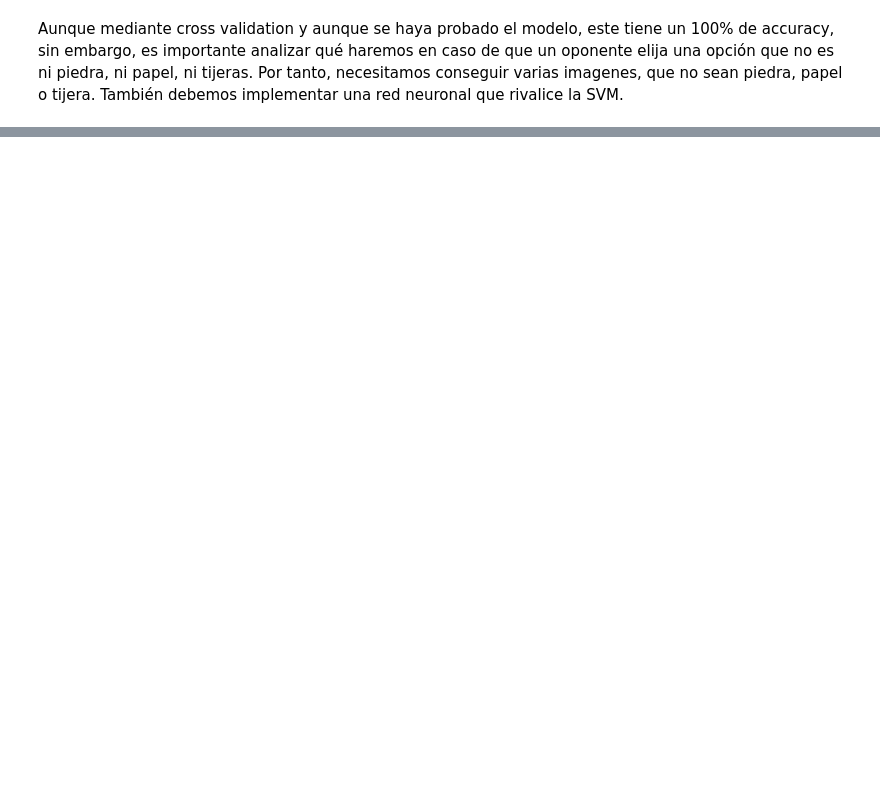
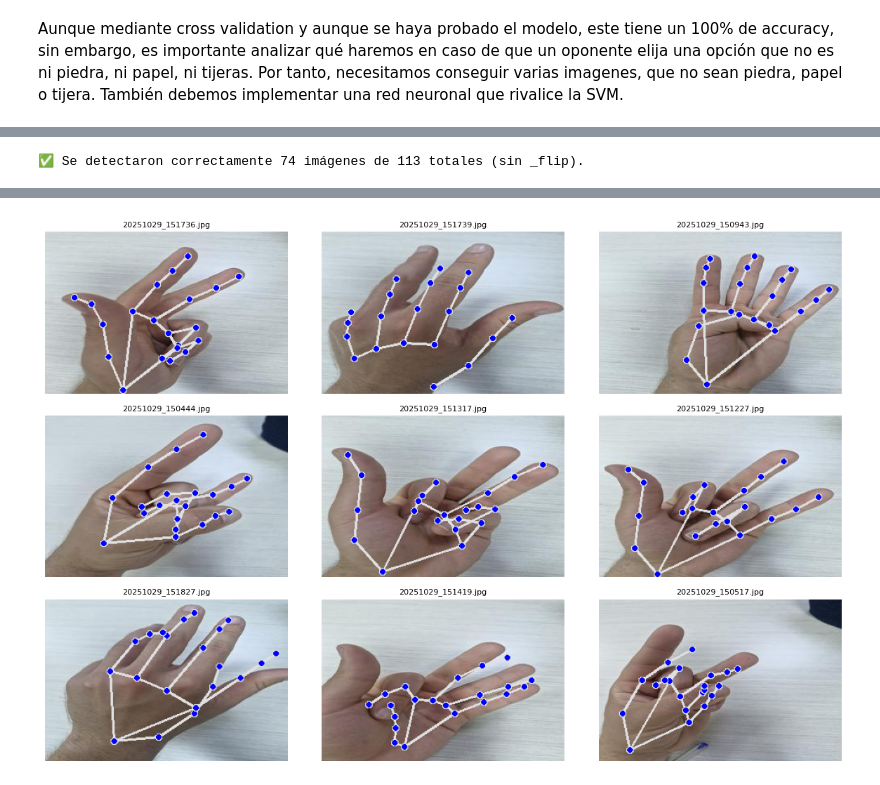
Before and after one commit to JustGerman/RockPaperScissor-NN-DL, a Jupyter notebook: proyecto.ipynb, the cells around one changed output, grey strips where cells are left out. Drawn from its saved outputs; the diff is of its cells as text; code cells hidden in the pictures; blank space fills up the shorter version.

```diff
--- a/proyecto.ipynb
+++ b/proyecto.ipynb
@@ -405,0 +559,77 @@ Aunque mediante cross validation y aunque se haya probado el modelo, este tiene
+# %%
+from PIL import Image
+import mediapipe as mp
+import numpy as np
+import matplotlib.pyplot as plt
+import os
+import random
+
+# === Configuración ===
+path_none = "data/dataset_no_rps_augmented"
+
+# Inicializar MediaPipe
+mp_hands = mp.solutions.hands
+mp_drawing = mp.solutions.drawing_utils
+hands = mp_hands.Hands(static_image_mode=True, max_num_hands=1)
+
+# Tomar imágenes candidatas (sin "_flip")
+candidates = [
+    f for f in os.listdir(path_none)
+    if f.lower().endswith(('.jpg', '.jpeg', '.png')) and "_flip" not in f
+]
+
+# Lista para guardar las detectadas
+detected_images = []
+
+# Procesar y guardar las detectadas
+for filename in candidates:
+    img_path = os.path.join(path_none, filename)
+    img = Image.open(img_path).convert("RGB")
+    img_array = np.array(img)
+    result = hands.process(img_array)
+    if result.multi_hand_landmarks:
+        detected_images.append(filename)
+
+hands.close()
+
+print(f"✅ Se detectaron correctamente {len(detected_images)} imágenes de {len(candidates)} totales (sin _flip).")
+
+# Elegir algunas aleatorias para mostrar
+samples = random.sample(detected_images, min(9, len(detected_images)))
+
+# === Mostrar las detectadas ===
+cols = 3
+rows = int(np.ceil(len(samples) / cols))
+fig, axs = plt.subplots(rows, cols, figsize=(12, 8))
+axs = axs.flatten()
+
+mp_hands = mp.solutions.hands
+mp_drawing = mp.solutions.drawing_utils
+hands = mp_hands.Hands(static_image_mode=True, max_num_hands=1)
+
+for i, filename in enumerate(samples):
+    img_path = os.path.join(path_none, filename)
+    img = Image.open(img_path).convert("RGB")
+    img_array = np.array(img)
+    result = hands.process(img_array)
+    annotated = img_array.copy()
+
+    if result.multi_hand_landmarks:
+        for hand_landmarks in result.multi_hand_landmarks:
+            mp_drawing.draw_landmarks(
+                annotated,
+                hand_landmarks,
+                mp_hands.HAND_CONNECTIONS
+            )
+        axs[i].imshow(annotated)
+        axs[i].set_title(filename, fontsize=8)
+        axs[i].axis("off")
+
+for j in range(i + 1, len(axs)):
+    axs[j].axis("off")
+
+plt.tight_layout()
+plt.show()
+
+hands.close()
+# %% [output]
@@ -405,0 +640 @@ Aunque mediante cross validation y aunque se haya probado el modelo, este tiene
+✅ Se detectaron correctamente 74 imágenes de 113 totales (sin _flip).
@@ -405,0 +645 @@ Aunque mediante cross validation y aunque se haya probado el modelo, este tiene
+[figure, added]
```
Also changed, not shown: parts of 23 cells of this notebook, 5 other files.
